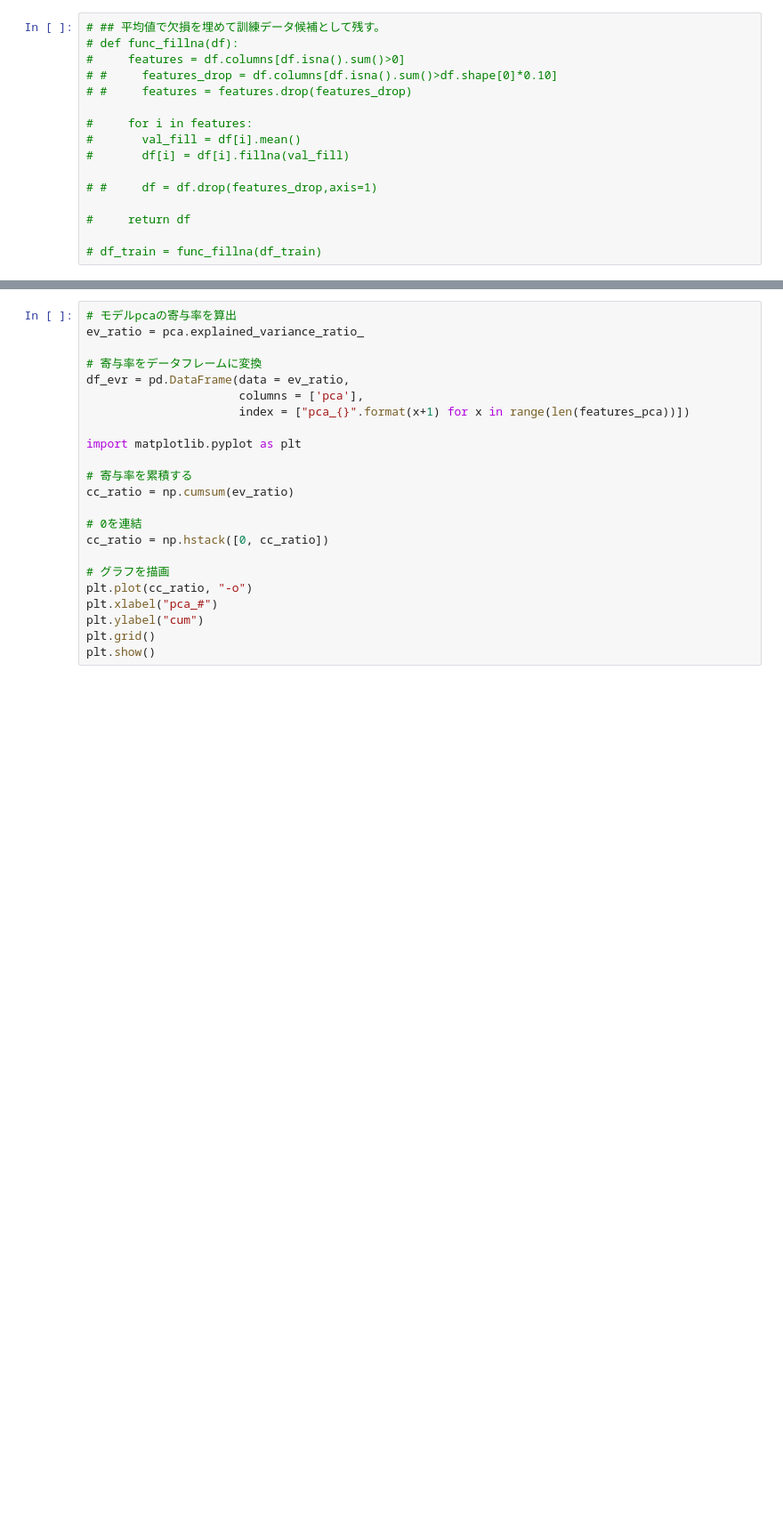
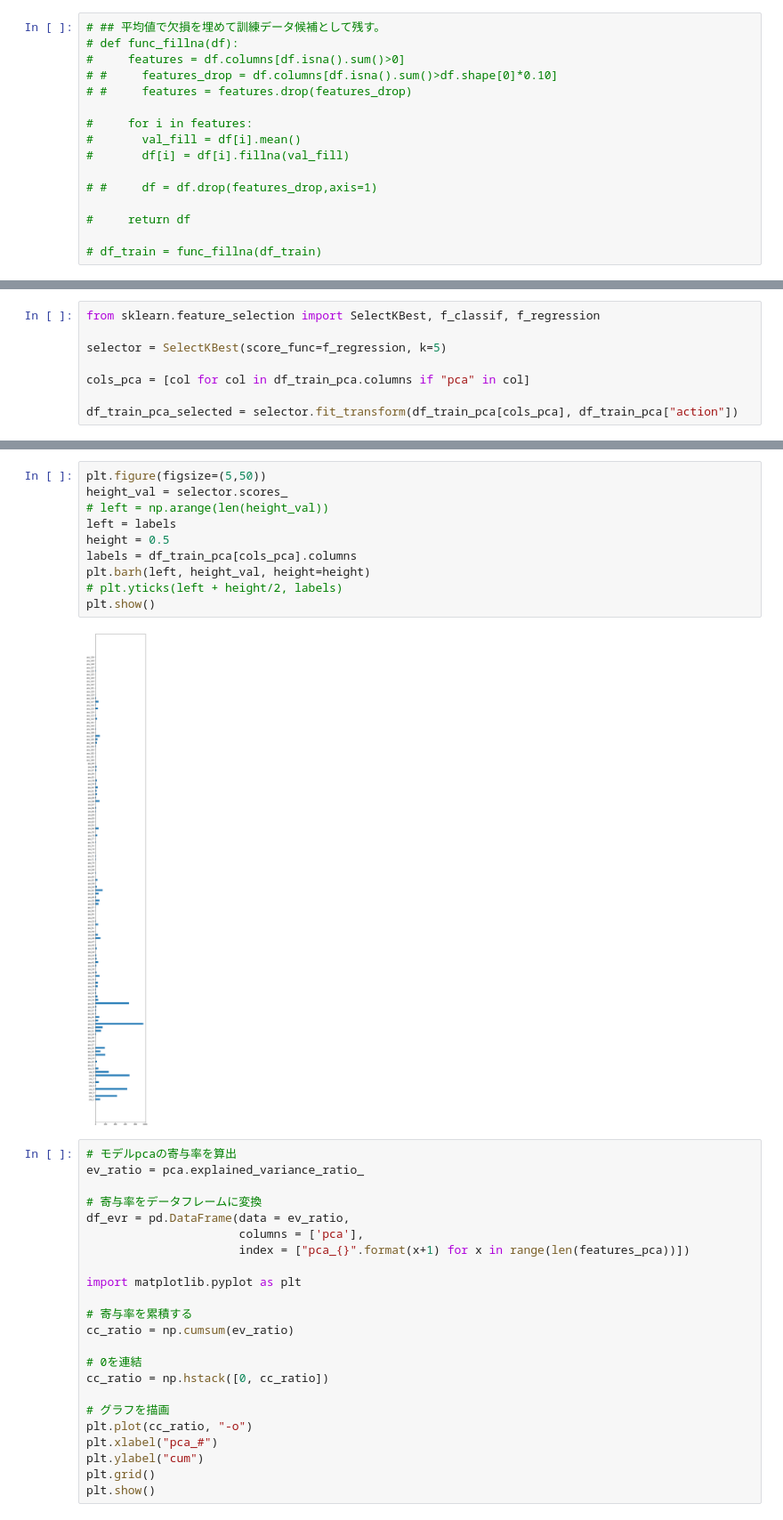
Before and after one commit to kyohei-123/kaggle-janestreet, a Jupyter notebook: Kaggle_JaneMarket_transient_ver1.ipynb, the cells around one changed output, grey strips where cells are left out. Shown at 89% size. Saved outputs shown, nothing was run; the diff lists cells and outputs as text; blank space fills up the shorter version.

```diff
--- a/Kaggle_JaneMarket_transient_ver1.ipynb
+++ b/Kaggle_JaneMarket_transient_ver1.ipynb
@@ -438,0 +462,8 @@ df_pca = pd.DataFrame(data = values,
+# %%
+from sklearn.feature_selection import SelectKBest, f_classif, f_regression
+
+selector = SelectKBest(score_func=f_regression, k=5)
+
+cols_pca = [col for col in df_train_pca.columns if "pca" in col]
+
+df_train_pca_selected = selector.fit_transform(df_train_pca[cols_pca], df_train_pca["action"])
@@ -439,3 +481,15 @@ df_pca = pd.DataFrame(data = values,
+# %%
+plt.figure(figsize=(5,50))
+height_val = selector.scores_
+# left = np.arange(len(height_val))
+left = labels
+height = 0.5
+labels = df_train_pca[cols_pca].columns
+plt.barh(left, height_val, height=height)
+# plt.yticks(left + height/2, labels)
+plt.show()
+# %% [output]
+[figure, added]
 # %%
 # モデルpcaの寄与率を算出
 ev_ratio = pca.explained_variance_ratio_
```
Also changed, not shown: parts of 20 cells of this notebook.
